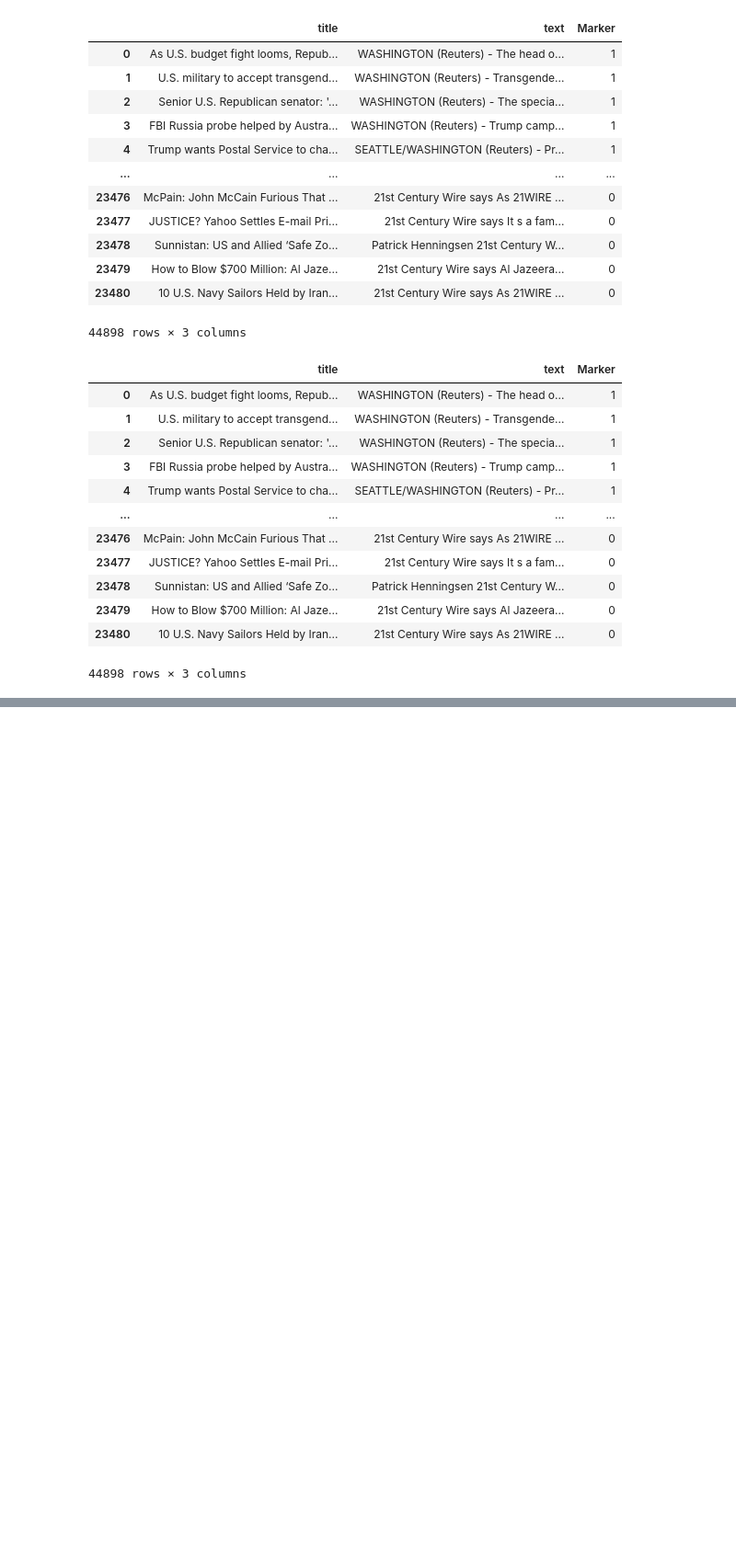
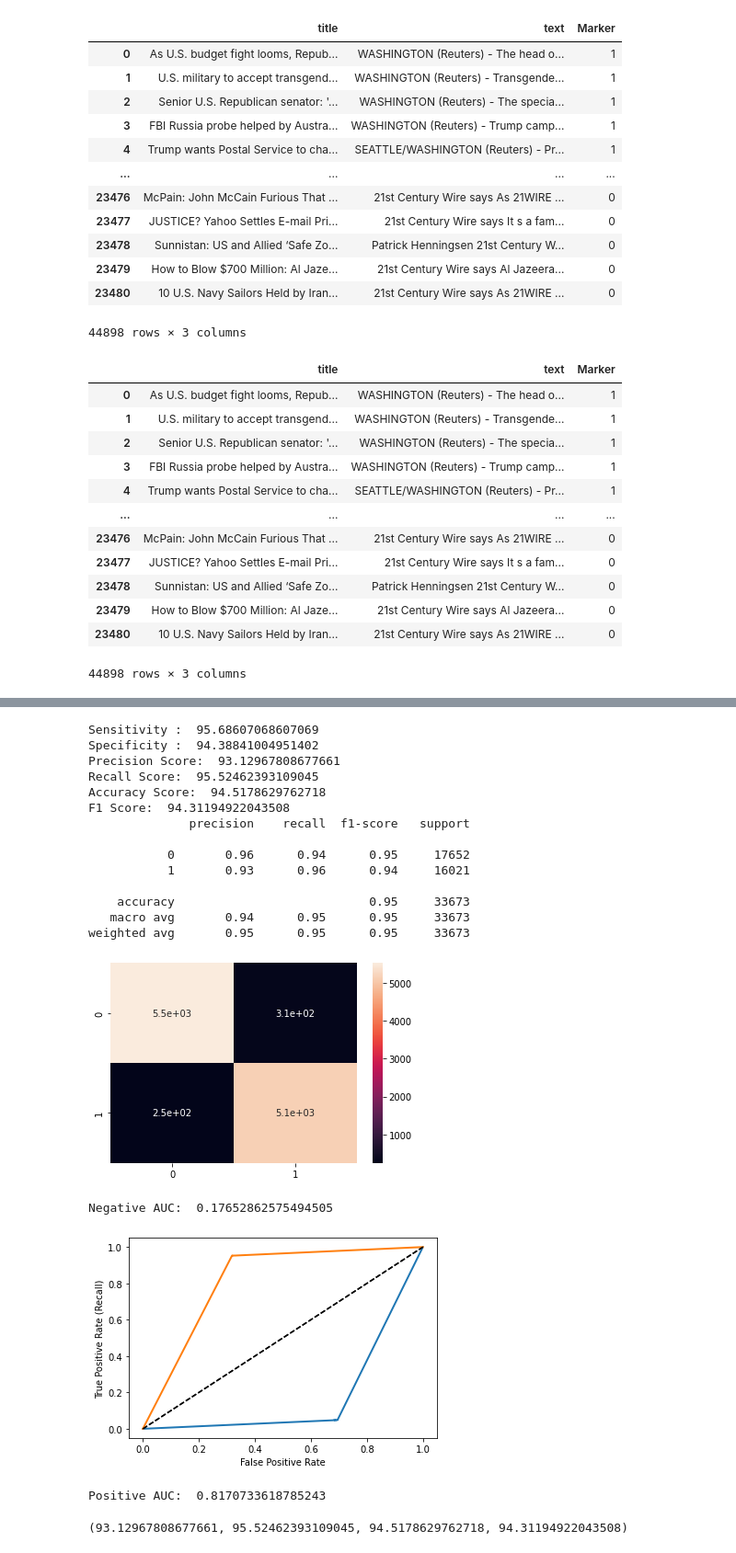
Before and after one commit to Harshal12355/Fake-News-Detector, a Jupyter notebook: detector.ipynb, the cells around one changed output, grey strips where cells are left out. Shown at 92% size. Cells and saved outputs as stored; diff of their text form; code cells hidden in the pictures; blank space fills up the shorter version.

```diff
--- a/detector.ipynb
+++ b/detector.ipynb
@@ -194,0 +331,22 @@ AttributeError: 'list' object has no attribute 'lower'
+# %%
+alg(X_train, X_test, y_train, y_test, lr)
+# %% [output]
+Sensitivity :  95.68607068607069
+Specificity :  94.38841004951402
+Precision Score:  93.12967808677661
+Recall Score:  95.52462393109045
+Accuracy Score:  94.5178629762718
+F1 Score:  94.31194922043508
+              precision    recall  f1-score   support
+
+           0       0.96      0.94      0.95     17652
+           1       0.93      0.96      0.94     16021
+
+    accuracy                           0.95     33673
+   macro avg       0.94      0.95      0.95     33673
+weighted avg       0.95      0.95      0.95     33673
+[figure, added]
+Negative AUC:  0.17652862575494505
+[figure, added]
+Positive AUC:  0.8170733618785243
+(93.12967808677661, 95.52462393109045, 94.5178629762718, 94.31194922043508)
```
Also changed, not shown: parts of 16 cells of this notebook.
